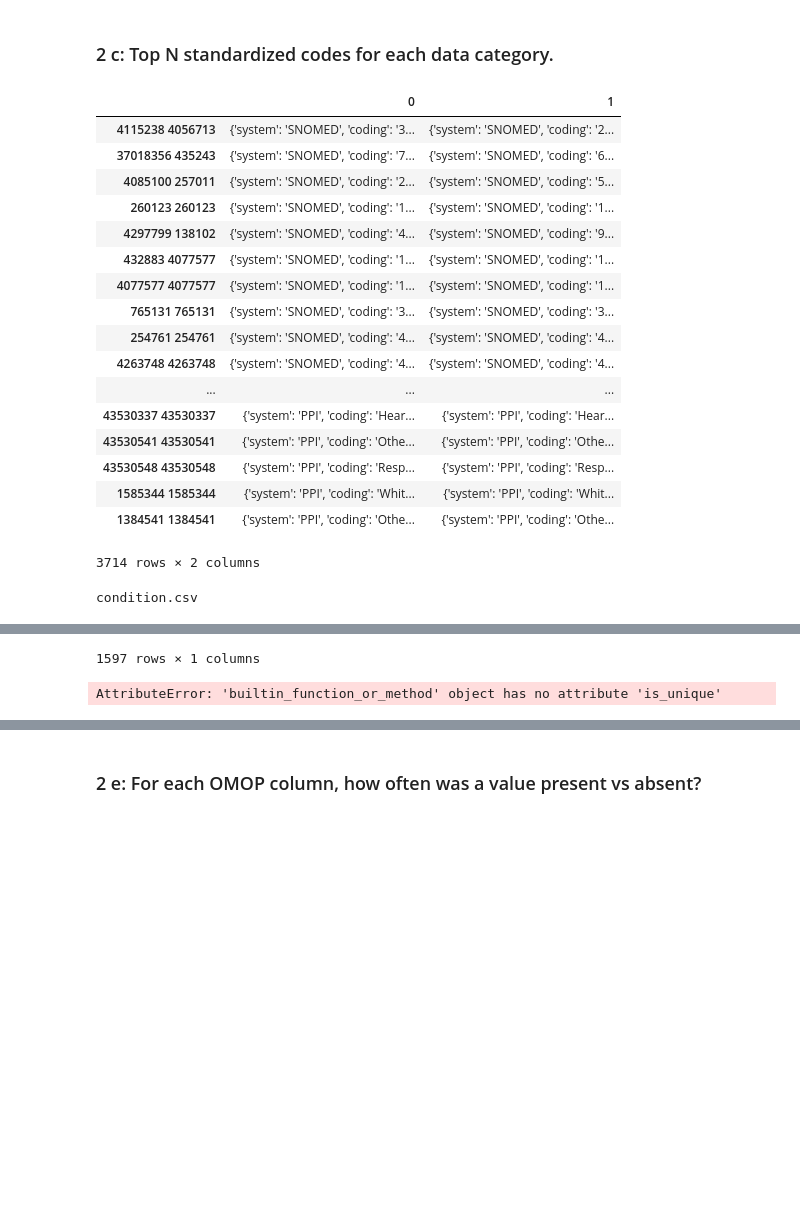
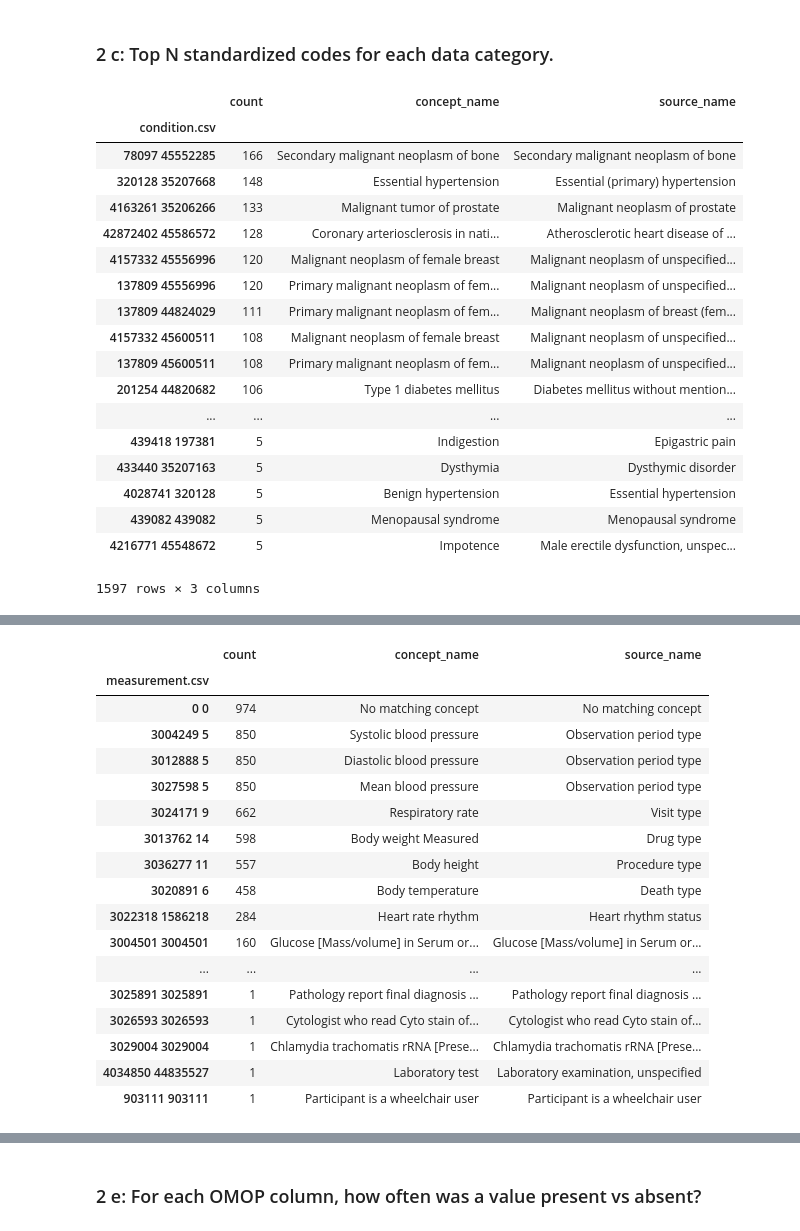
Before and after one commit to danner/omop-s4s-analysis, a Jupyter notebook: AoU_Report.ipynb, the cells around one changed output, grey strips where cells are left out. Saved outputs shown, nothing was run; the diff lists cells and outputs as text; code cells hidden in the pictures; blank space fills up the shorter version.

Commit message:
got the omop coding joins done. whew.

```diff
--- a/AoU_Report.ipynb
+++ b/AoU_Report.ipynb
@@ -348,33 +349,33 @@ display(omop_system_df)
 ### 2 c: Top N standardized codes for each data category.
 # %%
 coding_counts, vocab = aou_analysis.omop_coding_counts(omop_patients)
-vocab_df = pd.DataFrame(vocab).transpose()
-display(vocab_df)
+vocab_df = aou_analysis.compose_vocab_df(vocab)
+
 for name, counter in coding_counts.items():
-    print(name)
     df = pd.DataFrame(counter.most_common())
     df.set_index([0], inplace=True)
-    display(df)
-    df.join(vocab)
-    aou_analysis.export_df(df, 'export/omop_'+name.split('.')[0]+'coding_counts.csv')
-    display(df)
+    df.rename(columns={1: 'count'}, inplace=True)
+    df.index.name = name
+    new_df = df.join(vocab_df)
+    aou_analysis.export_df(new_df, 'export/omop_'+name.split('.')[0]+'coding_counts.csv')
+    display(new_df)
 # %% [output]
-|  | 0 | 1 |
-| 4115238 4056713 | {'system': 'SNOMED', 'coding': '3... | {'system': 'SNOMED', 'coding': '2... |
-| 37018356 435243 | {'system': 'SNOMED', 'coding': '7... | {'system': 'SNOMED', 'coding': '6... |
-| 4085100 257011 | {'system': 'SNOMED', 'coding': '2... | {'system': 'SNOMED', 'coding': '5... |
-| 260123 260123 | {'system': 'SNOMED', 'coding': '1... | {'system': 'SNOMED', 'coding': '1... |
-| 4297799 138102 | {'system': 'SNOMED', 'coding': '4... | {'system': 'SNOMED', 'coding': '9... |
-| 432883 4077577 | {'system': 'SNOMED', 'coding': '1... | {'system': 'SNOMED', 'coding': '1... |
-| 4077577 4077577 | {'system': 'SNOMED', 'coding': '1... | {'system': 'SNOMED', 'coding': '1... |
-| 765131 765131 | {'system': 'SNOMED', 'coding': '3... | {'system': 'SNOMED', 'coding': '3... |
-| 254761 254761 | {'system': 'SNOMED', 'coding': '4... | {'system': 'SNOMED', 'coding': '4... |
-| 4263748 4263748 | {'system': 'SNOMED', 'coding': '4... | {'system': 'SNOMED', 'coding': '4... |
-| ... | ... | ... |
-| 43530337 43530337 | {'system': 'PPI', 'coding': 'Hear... | {'system': 'PPI', 'coding': 'Hear... |
-| 43530541 43530541 | {'system': 'PPI', 'coding': 'Othe... | {'system': 'PPI', 'coding': 'Othe... |
-| 43530548 43530548 | {'system': 'PPI', 'coding': 'Resp... | {'system': 'PPI', 'coding': 'Resp... |
-| 1585344 1585344 | {'system': 'PPI', 'coding': 'Whit... | {'system': 'PPI', 'coding': 'Whit... |
-| 1384541 1384541 | {'system': 'PPI', 'coding': 'Othe... | {'system': 'PPI', 'coding': 'Othe... |
+|  | count | concept_name | source_name |
+| condition.csv |  |  |  |
+| 78097 45552285 | 166 | Secondary malignant neoplasm of bone | Secondary malignant neoplasm of bone |
+| 320128 35207668 | 148 | Essential hypertension | Essential (primary) hypertension |
+| 4163261 35206266 | 133 | Malignant tumor of prostate | Malignant neoplasm of prostate |
+| 42872402 45586572 | 128 | Coronary arteriosclerosis in nati... | Atherosclerotic heart disease of ... |
+| 4157332 45556996 | 120 | Malignant neoplasm of female breast | Malignant neoplasm of unspecified... |
+| 137809 45556996 | 120 | Primary malignant neoplasm of fem... | Malignant neoplasm of unspecified... |
+| 137809 44824029 | 111 | Primary malignant neoplasm of fem... | Malignant neoplasm of breast (fem... |
+| 4157332 45600511 | 108 | Malignant neoplasm of female breast | Malignant neoplasm of unspecified... |
+| 137809 45600511 | 108 | Primary malignant neoplasm of fem... | Malignant neoplasm of unspecified... |
+| 201254 44820682 | 106 | Type 1 diabetes mellitus | Diabetes mellitus without mention... |
+| ... | ... | ... | ... |
+| 439418 197381 | 5 | Indigestion | Epigastric pain |
+| 433440 35207163 | 5 | Dysthymia | Dysthymic disorder |
+| 4028741 320128 | 5 | Benign hypertension | Essential hypertension |
+| 439082 439082 | 5 | Menopausal syndrome | Menopausal syndrome |
+| 4216771 45548672 | 5 | Impotence | Male erectile dysfunction, unspec... |
-3714 rows × 2 columns
+1597 rows × 3 columns
-condition.csv
@@ -399,2 +400,18 @@ condition.csv
-1597 rows × 1 columns
-AttributeError: 'builtin_function_or_method' object has no attribute 'is_unique'
+|  | count | concept_name | source_name |
+| measurement.csv |  |  |  |
+| 0 0 | 974 | No matching concept | No matching concept |
+| 3004249 5 | 850 | Systolic blood pressure | Observation period type |
+| 3012888 5 | 850 | Diastolic blood pressure | Observation period type |
+| 3027598 5 | 850 | Mean blood pressure | Observation period type |
+| 3024171 9 | 662 | Respiratory rate | Visit type |
+| 3013762 14 | 598 | Body weight Measured | Drug type |
+| 3036277 11 | 557 | Body height | Procedure type |
+| 3020891 6 | 458 | Body temperature | Death type |
+| 3022318 1586218 | 284 | Heart rate rhythm | Heart rhythm status |
+| 3004501 3004501 | 160 | Glucose [Mass/volume] in Serum or... | Glucose [Mass/volume] in Serum or... |
+| ... | ... | ... | ... |
+| 3025891 3025891 | 1 | Pathology report final diagnosis ... | Pathology report final diagnosis ... |
+| 3026593 3026593 | 1 | Cytologist who read Cyto stain of... | Cytologist who read Cyto stain of... |
+| 3029004 3029004 | 1 | Chlamydia trachomatis rRNA [Prese... | Chlamydia trachomatis rRNA [Prese... |
+| 4034850 44835527 | 1 | Laboratory test | Laboratory examination, unspecified |
+| 903111 903111 | 1 | Participant is a wheelchair user | Participant is a wheelchair user |
```
Also changed, not shown: parts of 3 cells of this notebook, 1 other file.
